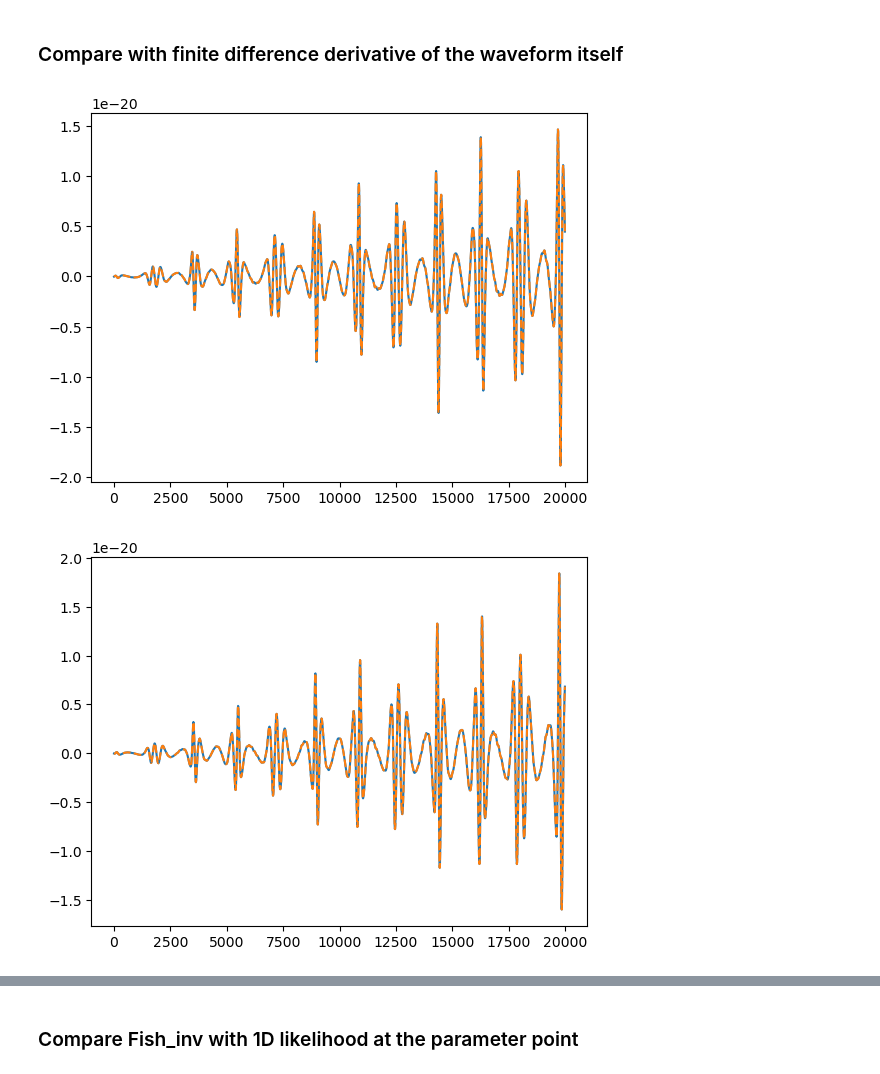
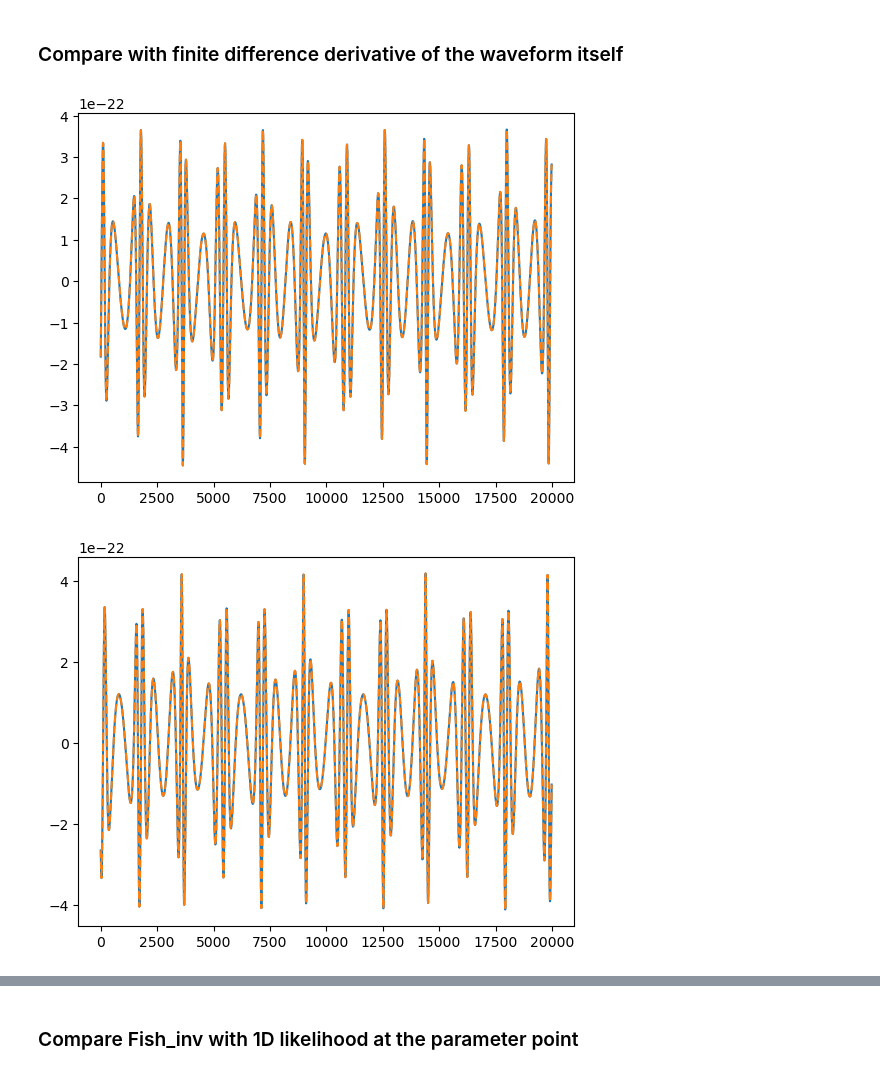
Before and after one commit to perturber/StableEMRIFisher, a Jupyter notebook: StableEMRIDerivative_FEW2April.ipynb, the cells around one changed output, grey strips where cells are left out. Saved outputs shown, nothing was run; the diff lists cells and outputs as text; code cells hidden in the pictures.

Commit message:
fixes for angle derivs

```diff
--- a/StableEMRIDerivative_FEW2April.ipynb
+++ b/StableEMRIDerivative_FEW2April.ipynb
@@ -647,6 +24,8 @@ class StableEMRIDerivative(GenerateEMRIWaveform):
 # %%
-waveform_derivative = StableEMRIDerivative(waveform_class=FastKerrEccentricEquatorialFlux,
-                                          mode_selector_kwargs=dict(mode_selection_threshold=1e-3),
+from few.waveform import FastSchwarzschildEccentricFlux
+
+waveform_derivative = StableEMRIDerivative(waveform_class=FastSchwarzschildEccentricFlux,
+                                          mode_selector_kwargs=dict(mode_selection_threshold=1e-5),
                                           inspiral_kwargs=dict(err=1e-11, max_iter=10000))
 # %%
 m1 = 1e6
@@ -660,7 +39,7 @@ qS = np.pi/3
 phiS = np.pi/4
 qK = np.pi/6
 phiK = np.pi/8
-Phi_phi0 = np.pi/2
+Phi_phi0 = np.pi/4
 Phi_theta0 = 0.0
 Phi_r0 = 0.0
 
@@ -674,15 +53,16 @@ parameters = {}
 for i in range(len(param_names)):
     parameters[param_names[i]] = pars_list[i]
 
-param_to_vary = 'p0'
+param_to_vary = 'phiK'
 
-delta = 1e-5  #finite difference delta for the chosen paramete
+delta = 1e-8  #finite difference delta for the chosen paramete
 order = 4 #order of finite-difference derivative
 kind = "central" #kind of finite-difference derivative
 
-der = waveform_derivative(*pars_list, T = T, dt = dt,
+der = waveform_derivative(T = T, dt = dt,
                     parameters = parameters,
                     param_to_vary = param_to_vary,
                     delta = delta,
                     order = order,
-                    kind = kind)
+                    kind = kind,
+                    )
@@ -712,10 +97,10 @@ plt.show()
 # %%
 #compare with a different order and kind
 
-order = 2 #order of finite-difference derivative
-kind = "central" #kind of finite-difference derivative
+order = 4 #order of finite-difference derivative
+kind = "backward" #kind of finite-difference derivative
 
-der_2nd = waveform_derivative(*pars_list, T = T, dt = dt,
+der_2nd = waveform_derivative(T = T, dt = dt,
                     parameters = parameters,
                     param_to_vary = param_to_vary,
                     delta = delta,
@@ -734,7 +119,7 @@ plt.show()
 ### Compare with finite difference derivative of the waveform itself
 # %%
 wave_gen_base = GenerateEMRIWaveform(
-    FastKerrEccentricEquatorialFlux,
+    FastSchwarzschildEccentricFlux,
     mode_selector_kwargs=dict(mode_selection = waveform_derivative.cache['mode_selection']),
     inspiral_kwargs=dict(err=1e-11, max_iter=10000)
     )
@@ -751,35 +136,35 @@ for delta in waveform_derivative.deltas:
         parameters_in['a'],
         parameters_in['p0'],
         parameters_in['e0'],
         parameters_in['xI0'],
         parameters_in['dist'],
         parameters_in['qS'],
         parameters_in['phiS'],
         parameters_in['qK'],
         parameters_in['phiK'],
         Phi_phi0 = parameters_in['Phi_phi0'],
         Phi_theta0 = parameters_in['Phi_theta0'],
         Phi_r0 = parameters_in['Phi_r0'],
         dt=dt,
         T=T,
     )
     wave = np.concatenate((wave[:-Npad],np.zeros(Npad)), dtype = wave.dtype)
 
     wavdelts.append(wave)
 
 deriv_man = waveform_derivative._stencil(wavdelts, waveform_derivative.delta, waveform_derivative.order, waveform_derivative.kind)
 
-plt.plot(times[:2000], der_2nd.real[0:2000])
+plt.plot(times[:2000], der.real[0:2000])
 plt.plot(times[:2000], deriv_man.real[0:2000], '--')
 plt.show()
 
-plt.plot(times[:2000], der_2nd.imag[0:2000])
+plt.plot(times[:2000], der.imag[0:2000])
 plt.plot(times[:2000], deriv_man.imag[0:2000], '--')
 plt.show()
 
-plt.plot(der_2nd.real[20000:20500])
+plt.plot(der.real[20000:20500])
 plt.plot(deriv_man.real[20000:20500], '--')
 plt.show()
 # %% [output]
-[figure, old version]
+[figure, new version]
-[figure, old version]
+[figure, new version]
```
Also changed, not shown: parts of 9 cells of this notebook, 5 other files.
